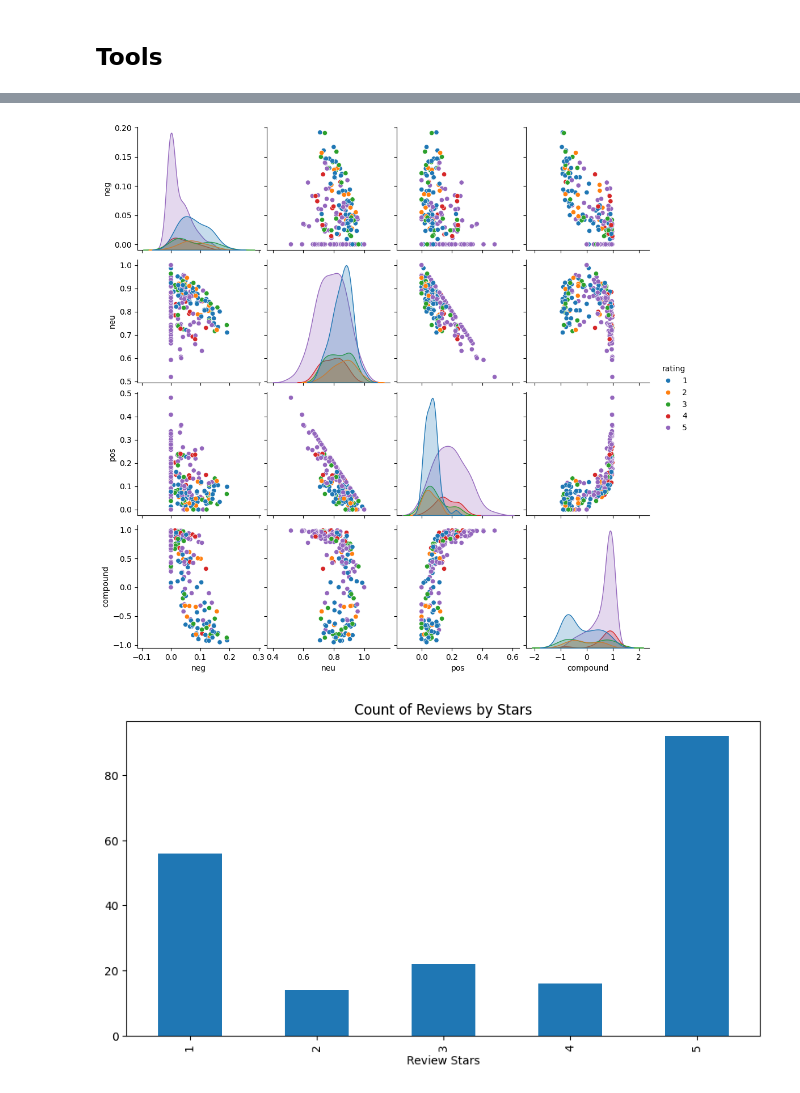
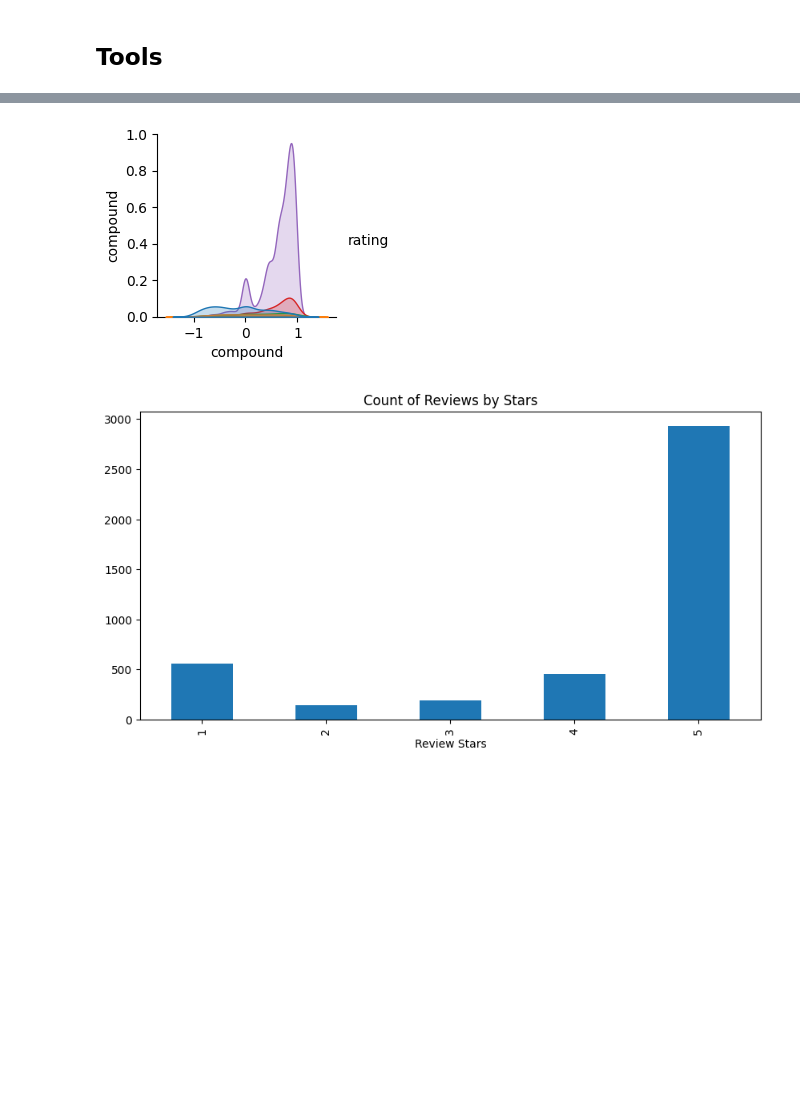
Before and after one commit to comeyrd/quantux-flightcomparator, a Jupyter notebook: review_analytics.ipynb, the cells around one changed output, grey strips where cells are left out. Cells and saved outputs as stored; diff of their text form; code cells hidden in the pictures; blank space fills up the shorter version.

```diff
--- a/review_analytics.ipynb
+++ b/review_analytics.ipynb
@@ -20,3 +20,13 @@ model = AutoModelForSequenceClassification.from_pretrained(MODEL)
 tokenizer.model_max_length = 512
 # %% [markdown]
 ## Tools
+# %%
+def nltkmodel(df):
+    res = {}
+    sia = SentimentIntensityAnalyzer()
+    for i, row in df.iterrows():
+        text = row['review']
+        myid = i
+        res[myid] = sia.polarity_scores(str(text))
+    df_res = pd.DataFrame(res).T
+    return df_res.merge(df,left_index=True,right_index=True)
@@ -73,3 +92,3 @@ def robertaModel(df):
 # %%
-res = nltkModel(df)
+res = nltkmodel(df)
 # %%
@@ -77,3 +96,5 @@ finalres = robertaModel(res)
+# %%
+res = res[['compound','year','rating','review','title']]
 # %%
 res
 # %% [output]
@@ -93,17 +114,17 @@ res
 # %%
-sns.pairplot(data=finalres,
-             vars=['neg', 'neu', 'pos',"compound"],
+sns.pairplot(data=res,
+             vars=['compound'],
             hue='rating',
             palette='tab10')
 plt.show()
 # %% [output]
-[figure, old version]
+[figure, new version]
 # %%
-ax = finalres['rating'].value_counts().sort_index() \
+ax = res['rating'].value_counts().sort_index() \
     .plot(kind='bar',
           title='Count of Reviews by Stars',
           figsize=(10, 5))
 ax.set_xlabel('Review Stars')
 plt.show()
 # %% [output]
-[figure, old version]
+[figure, new version]
```
Also changed, not shown: parts of 11 cells of this notebook, 4 other files.
